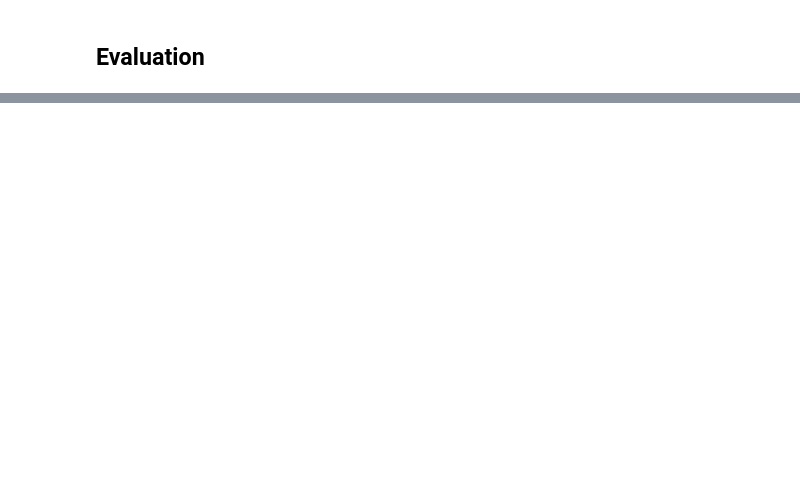
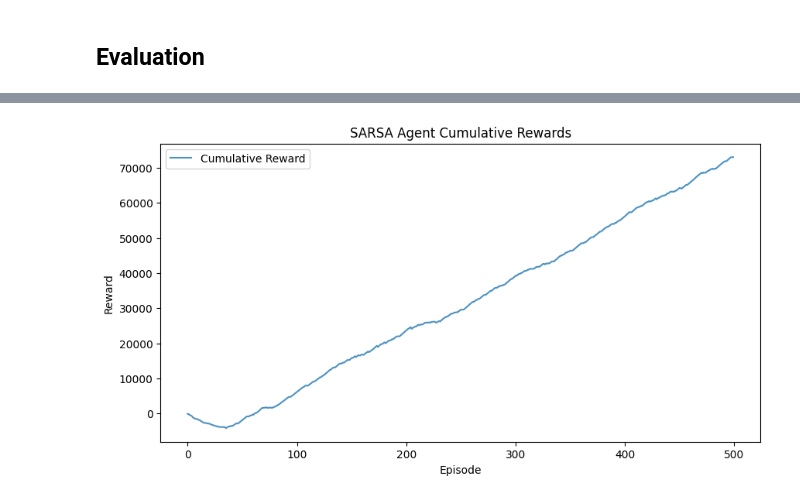
Before and after one commit to timothyckl/Lunar-Lander-RL, a Jupyter notebook: 5_DeepSARSA_EF.ipynb, the cells around one changed output, grey strips where cells are left out. Drawn from its saved outputs; the diff is of its cells as text; code cells hidden in the pictures; blank space fills up the shorter version.

```diff
--- a/5_DeepSARSA_EF.ipynb
+++ b/5_DeepSARSA_EF.ipynb
@@ -71,13 +82,15 @@ with open('./history/sarsa_ef_history.json', 'w') as file:
 # %%
-# # plot cumulative reward
-# cumulative_reward = [sum(rewards[:i+1]) for i in range(len(rewards))]
-# plt.figure(figsize=(10, 5))
+# plot cumulative reward
+cumulative_reward = [sum(rewards[:i+1]) for i in range(len(rewards))]
+plt.figure(figsize=(10, 5))
 
-# plt.plot(cumulative_reward, alpha=0.8, label='Cumulative Reward')
+plt.plot(cumulative_reward, alpha=0.8, label='Cumulative Reward')
 
-# plt.title('SARSA Agent w/ Random Engine Failure Cumulative Rewards')
-# plt.xlabel('Episode')
-# plt.ylabel('Reward')
-# plt.legend()
-# plt.show()
+plt.title('SARSA Agent Cumulative Rewards')
+plt.xlabel('Episode')
+plt.ylabel('Reward')
+plt.legend()
+plt.show()
+# %% [output]
+[figure, added]
 # %%
```
Also changed, not shown: parts of 8 cells of this notebook, 27 other files.
